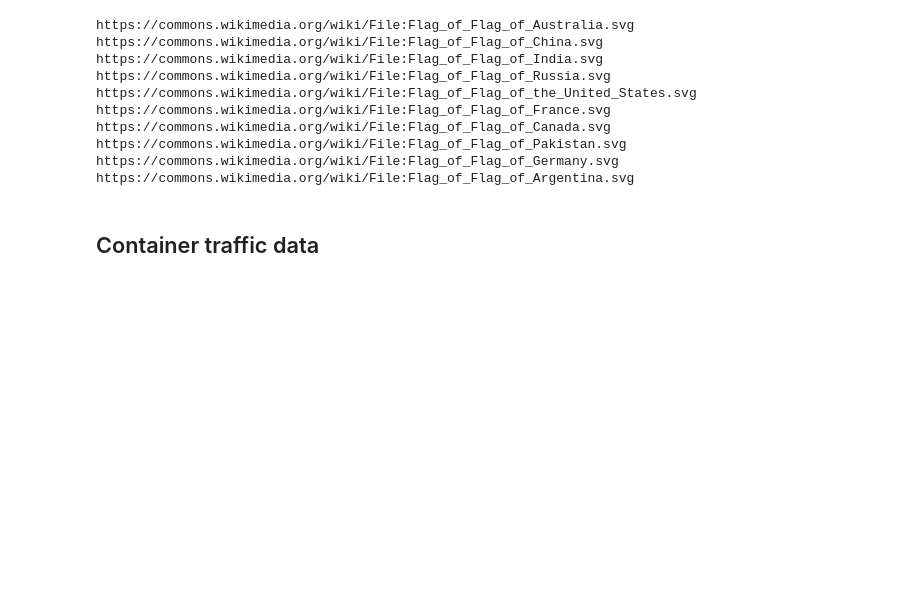
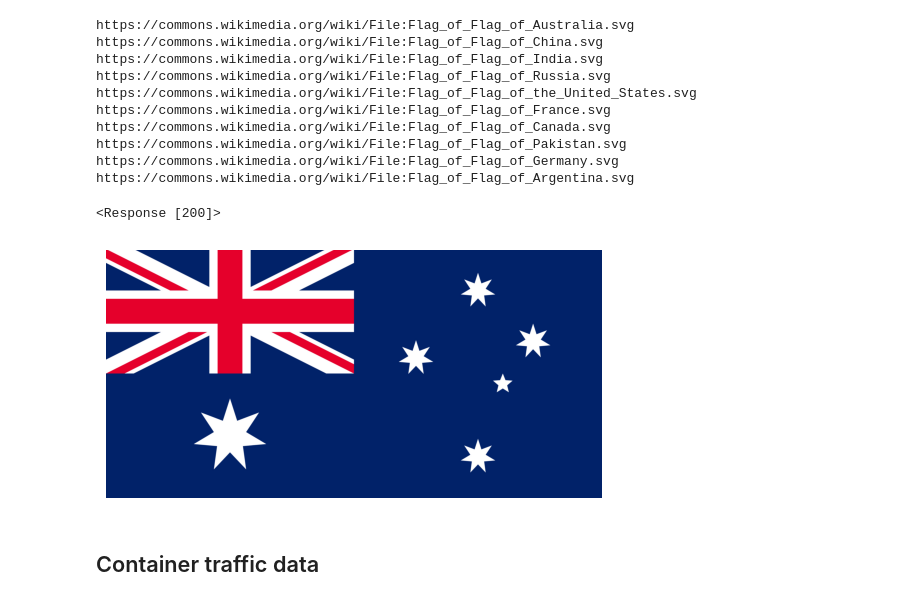
Before and after one commit to mhga94/ironhack-final-project, a Jupyter notebook: notebooks/data_loading.ipynb, the cells around one changed output. Saved outputs shown, nothing was run; the diff lists cells and outputs as text; code cells hidden in the pictures; blank space fills up the shorter version.

```diff
--- a/notebooks/data_loading.ipynb
+++ b/notebooks/data_loading.ipynb
@@ -193,0 +198,6 @@ https://commons.wikimedia.org/wiki/File:Flag_of_Flag_of_Argentina.svg
+# %%
+url = "https://flagsapi.com/AU/flat/64.png"
+response = requests.get(url)
+response
+# %% [output]
+<Response [200]>
@@ -194,3 +214,13 @@ https://commons.wikimedia.org/wiki/File:Flag_of_Flag_of_Argentina.svg
+# %%
+url = 'https://flagcdn.com/w2560/au.jpg'
+response = requests.get(url, stream=True)
+img = Image.open(response.raw)
+
+plt.imshow(img)
+plt.axis('off')
+plt.show()
+# %% [output]
+[figure, added]
 # %% [markdown]
 ## Container traffic data
 # %%
```
Also changed, not shown: parts of 7 cells of this notebook, 13 other files.
